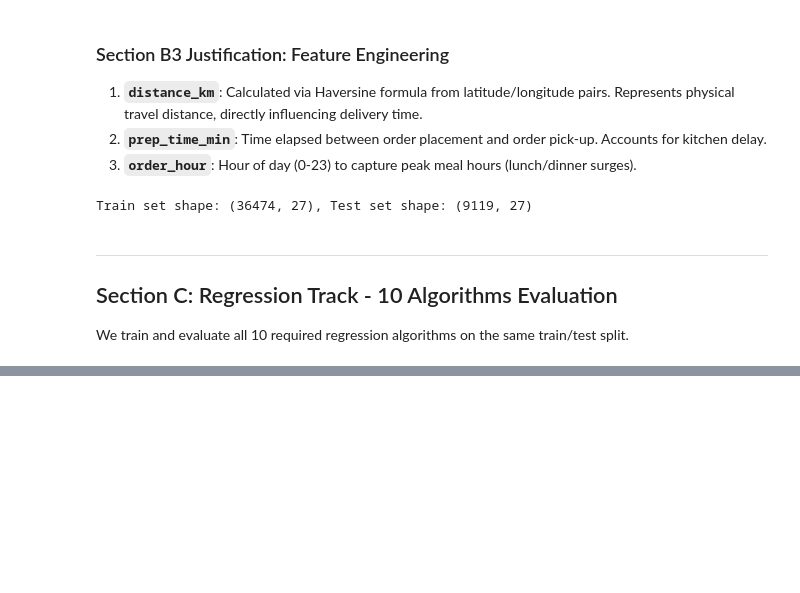
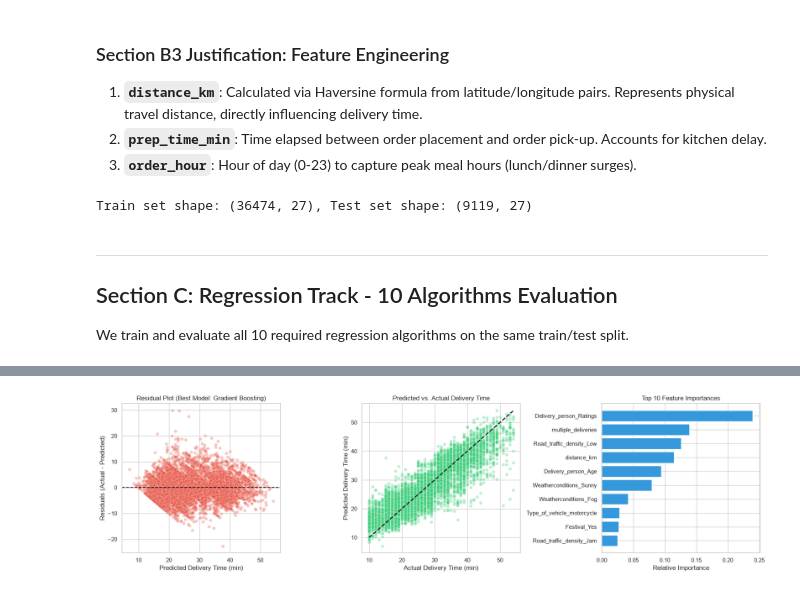
Before and after one commit to Awaaz-123/food-delivery-ml-capstone, a Jupyter notebook: notebooks/regression.ipynb, the cells around one changed output, grey strips where cells are left out. Cells and saved outputs as stored; diff of their text form; code cells hidden in the pictures; blank space fills up the shorter version.

```diff
--- a/notebooks/regression.ipynb
+++ b/notebooks/regression.ipynb
@@ -342,0 +410,31 @@ display(results_df)
+# %%
+fig, axes = plt.subplots(1, 3, figsize=(18, 5))
+
+# 1. Residual Plot
+residuals = y_test - tuned_preds
+sns.scatterplot(x=tuned_preds, y=residuals, alpha=0.3, color='#e74c3c', ax=axes[0])
+axes[0].axhline(y=0, color='black', linestyle='--')
+axes[0].set_title('Residual Plot (Best Model: Gradient Boosting)')
+axes[0].set_xlabel('Predicted Delivery Time (min)')
+axes[0].set_ylabel('Residuals (Actual - Predicted)')
+
+# 2. Predicted vs Actual Plot
+sns.scatterplot(x=y_test, y=tuned_preds, alpha=0.3, color='#2ecc71', ax=axes[1])
+axes[1].plot([y_test.min(), y_test.max()], [y_test.min(), y_test.max()], 'k--', lw=2)
+axes[1].set_title('Predicted vs. Actual Delivery Time')
+axes[1].set_xlabel('Actual Delivery Time (min)')
+axes[1].set_ylabel('Predicted Delivery Time (min)')
+
+# 3. Feature Importance Plot
+importances = best_gb.feature_importances_
+top_idx = np.argsort(importances)[-10:]
+axes[2].barh(range(10), importances[top_idx], color='#3498db', align='center')
+axes[2].set_yticks(range(10))
+axes[2].set_yticklabels([X.columns[i] for i in top_idx])
+axes[2].set_title('Top 10 Feature Importances')
+axes[2].set_xlabel('Relative Importance')
+
+plt.tight_layout()
+plt.show()
+# %% [output]
+[figure, added]
```
Also changed, not shown: parts of 9 cells of this notebook.
